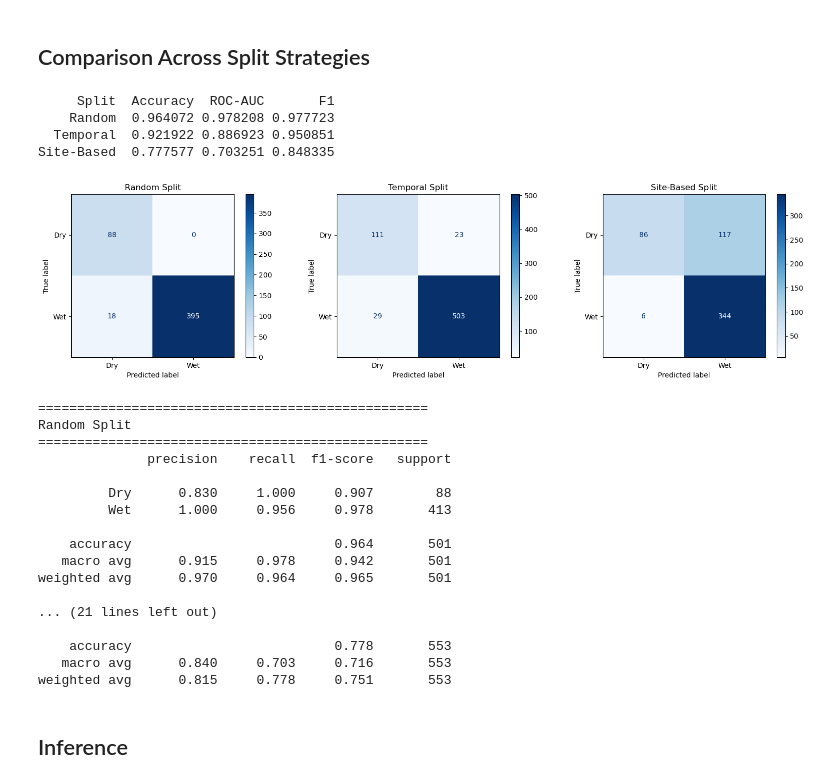
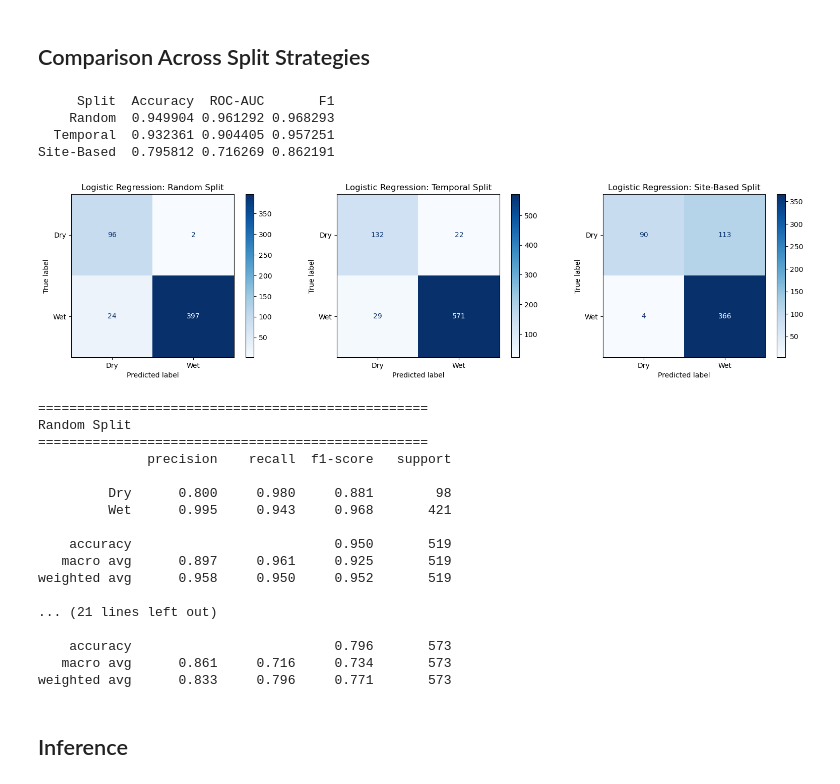
Before and after one commit to michaeltm365/saas-river-forecasting, a Jupyter notebook: lr/lr.ipynb, the cells around one changed output. Cells and saved outputs as stored; diff of their text form; code cells hidden in the pictures.

```diff
--- a/lr/lr.ipynb
+++ b/lr/lr.ipynb
@@ -86,11 +86,11 @@ central_df = central_df.merge(degrees, on='NHDPlusID', how='left')
 # Sort by date within each NHDPlusID
 central_df = central_df.sort_values(['NHDPlusID', 'Date'])
 
-# Introduce lag by shifting the label back
-central_df['wet_dry_next'] = central_df.groupby('NHDPlusID')['value'].shift(-7)
+# Target: wet/dry status 3 days ahead (target[t+3])
+central_df['wet_dry_next'] = central_df.groupby('NHDPlusID')['value'].shift(-3)
 
-# Drop all null values
-central_df = central_df.dropna(subset='wet_dry_next')
+# Drop rows with NaN values from target
+central_df = central_df.dropna(subset=['wet_dry_next'])
 # %% [markdown]
 ## Random Split
 # %%
@@ -163,9 +163,9 @@ scaler = StandardScaler()
 X_train_scaled = scaler.fit_transform(X_train)
 X_test_scaled = scaler.transform(X_test)
 # %%
-# Apply SMOTE to fix class imbalance
-sm = SMOTE(random_state=42, k_neighbors=5)
-X_train_smote, y_train_smote = sm.fit_resample(X_train_scaled, y_train)
+# Apply ADASYN to fix class imbalance
+adasyn = ADASYN(random_state=42)
+X_train_re, y_train_re = adasyn.fit_resample(X_train_scaled, y_train)
 # %%
 # Define Logistic Regression model and fit it on training data
 LR_model = LogisticRegression(
@@ -173,7 +173,7 @@ LR_model = LogisticRegression(
     random_state=42
 )
 
-LR_model.fit(X_train_smote, y_train_smote)
+LR_model.fit(X_train_re, y_train_re)
 # %% [output]
 LogisticRegression(max_iter=3000, random_state=42)
 # %% [markdown]
@@ -294,9 +295,9 @@ for name, (X_tr, X_te, y_tr, y_te) in splits.items():
     X_tr_scaled = scaler_split.fit_transform(X_tr)
     X_te_scaled = scaler_split.transform(X_te)
 
-    # SMOTE
-    sm = SMOTE(random_state=42, k_neighbors=5)
-    X_tr_res, y_tr_res = sm.fit_resample(X_tr_scaled, y_tr)
+    # ADASYN
+    adasyn = ADASYN(random_state=42)
+    X_tr_res, y_tr_res = adasyn.fit_resample(X_tr_scaled, y_tr)
 
     # Train
     model = LogisticRegression(max_iter=3000, random_state=42)
@@ -318,46 +319,46 @@ results_df = pd.DataFrame(results)
 print(results_df.to_string(index=False))
 # %% [output]
      Split  Accuracy  ROC-AUC       F1
-    Random  0.964072 0.978208 0.977723
-  Temporal  0.921922 0.886923 0.950851
-Site-Based  0.777577 0.703251 0.848335
+    Random  0.949904 0.961292 0.968293
+  Temporal  0.932361 0.904405 0.957251
+Site-Based  0.795812 0.716269 0.862191
 # %%
 # Confusion matrices and classification reports
 fig, axes = plt.subplots(1, 3, figsize=(16, 4))
 
 for ax, (name, (y_te, y_p)) in zip(axes, split_data.items()):
     cm = confusion_matrix(y_te, y_p, labels=[0, 1])
     disp = ConfusionMatrixDisplay(confusion_matrix=cm, display_labels=['Dry', 'Wet'])
     disp.plot(cmap='Blues', values_format='d', ax=ax)
-    ax.set_title(f'{name} Split')
+    ax.set_title(f'Logistic Regression: {name} Split')
 
 plt.tight_layout()
 plt.show()
 
 for name, (y_te, y_p) in split_data.items():
     print(f"\n{'='*50}")
     print(f"{name} Split")
     print('='*50)
     print(classification_report(y_te, y_p, target_names=['Dry', 'Wet'], digits=3))
 # %% [output]
-[figure, old version]
+[figure, new version]
 ==================================================
 Random Split
 ==================================================
               precision    recall  f1-score   support
 
-         Dry      0.830     1.000     0.907        88
-         Wet      1.000     0.956     0.978       413
+         Dry      0.800     0.980     0.881        98
+         Wet      0.995     0.943     0.968       421
 
-    accuracy                          0.964       501
-   macro avg      0.915     0.978     0.942       501
-weighted avg      0.970     0.964     0.965       501
+    accuracy                          0.950       519
+   macro avg      0.897     0.961     0.925       519
+weighted avg      0.958     0.950     0.952       519
 
 ... (21 lines left out)
 
-    accuracy                          0.778       553
-   macro avg      0.840     0.703     0.716       553
-weighted avg      0.815     0.778     0.751       553
+    accuracy                          0.796       573
+   macro avg      0.861     0.716     0.734       573
+weighted avg      0.833     0.796     0.771       573
 # %% [markdown]
 ## Inference
 # %%
```
Also changed, not shown: parts of 10 cells of this notebook, 16 other files.
